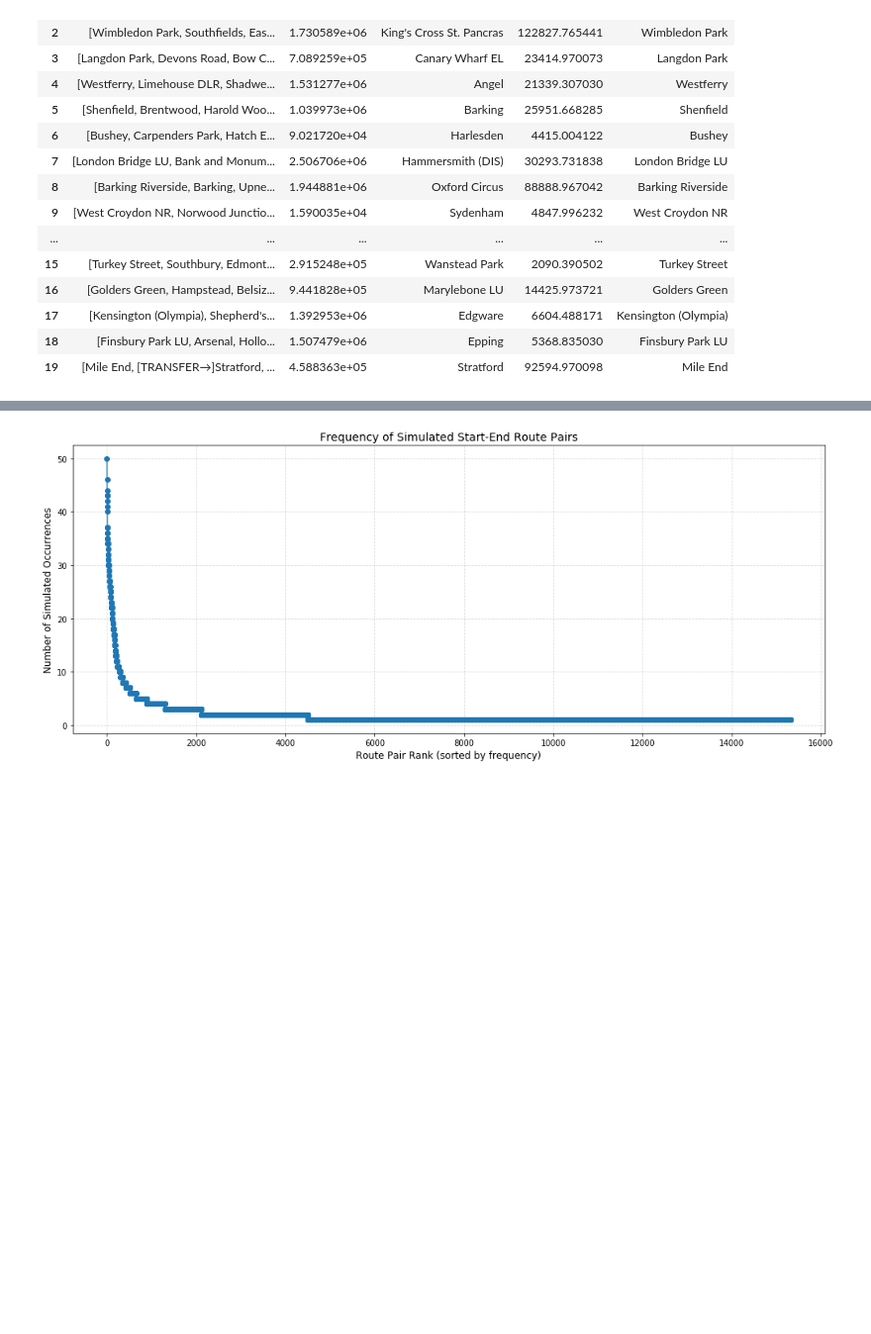
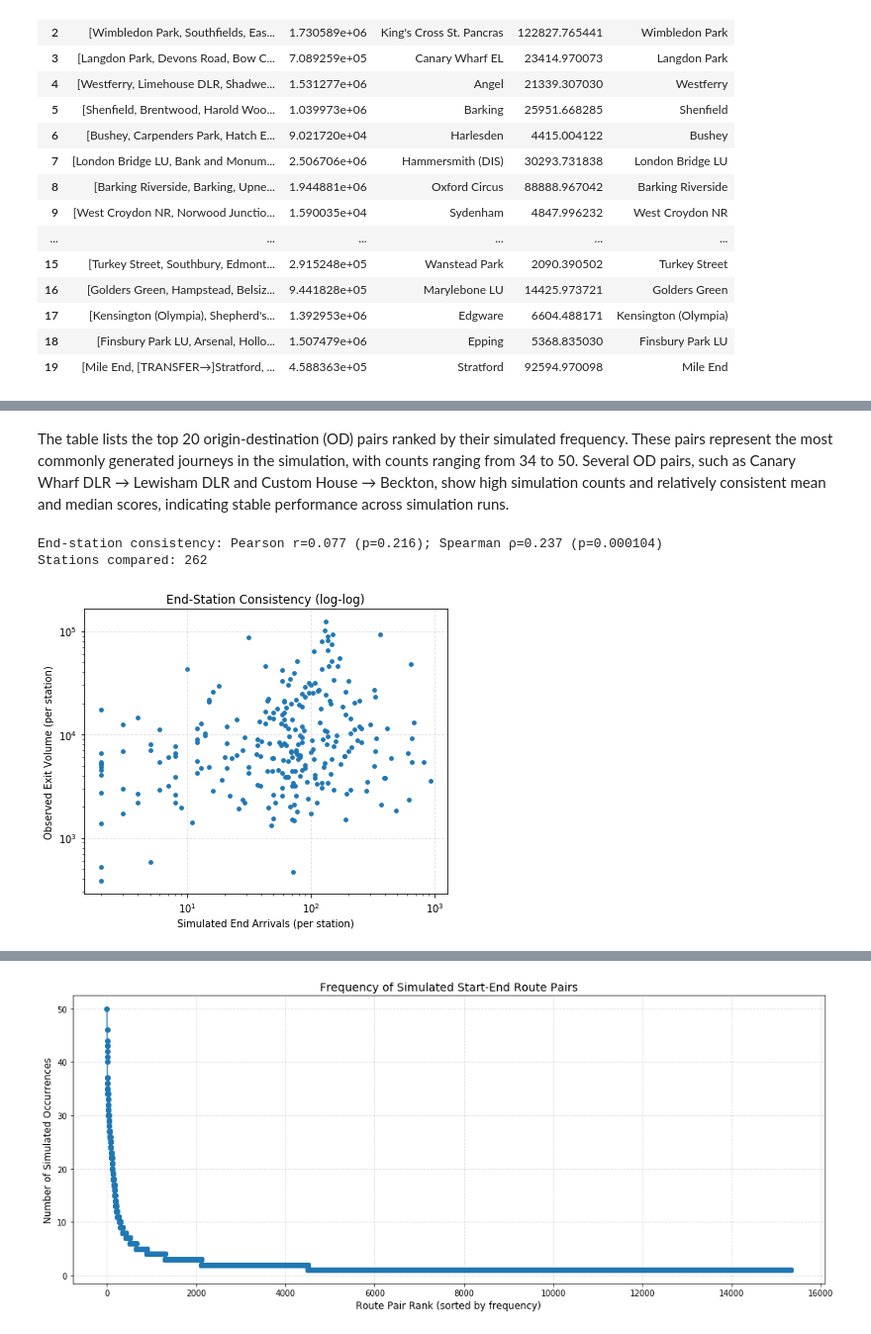
Before and after one commit to Weicher233/Capstone, a Jupyter notebook: Monte_Carlo_P-median_withnotes2.0.ipynb, the cells around one changed output, grey strips where cells are left out. Shown: that part at 99% size. Cells and saved outputs as stored; diff of their text form; code cells hidden in the pictures; blank space fills up the shorter version.

```diff
--- a/Monte_Carlo_P-median_withnotes2.0.ipynb
+++ b/Monte_Carlo_P-median_withnotes2.0.ipynb
@@ -309,0 +401,38 @@ display(df_result.head(20))
+# %% [markdown]
+The table lists the top 20 origin-destination (OD) pairs ranked by their simulated frequency. These pairs represent the most commonly generated journeys in the simulation, with counts ranging from 34 to 50. Several OD pairs, such as Canary Wharf DLR → Lewisham DLR and Custom House → Beckton, show high simulation counts and relatively consistent mean and median scores, indicating stable performance across simulation runs.
+# %%
+def evaluate_end_station_consistency(df_result, df_exits, min_count=1, log_plot=True):
+
+    end_counts = (df_result["End"]
+                  .dropna()
+                  .value_counts()
+                  .rename_axis("Station")
+                  .reset_index(name="sim_end_count"))
+    merged = end_counts.merge(df_exits[["Station","Total"]], on="Station", how="left")
+    merged["Total"] = merged["Total"].fillna(0)
+
+    merged = merged[merged["sim_end_count"] >= min_count].copy()
+
+    r_p, p_p = pearsonr(merged["sim_end_count"], merged["Total"])
+    r_s, p_s = spearmanr(merged["sim_end_count"], merged["Total"])
+    print(f"End-station consistency: Pearson r={r_p:.3f} (p={p_p:.3g}); Spearman ρ={r_s:.3f} (p={p_s:.3g})")
+    print(f"Stations compared: {len(merged)}")
+
+    plt.figure(figsize=(6,5))
+    plt.scatter(merged["sim_end_count"], merged["Total"], s=14)
+    plt.xlabel("Simulated End Arrivals (per station)")
+    plt.ylabel("Observed Exit Volume (per station)")
+    plt.title("End-Station Consistency: Simulation vs. Observed Exits")
+    if log_plot:
+        plt.xscale("log"); plt.yscale("log")
+        plt.title("End-Station Consistency (log-log)")
+    plt.grid(True, linestyle='--', alpha=0.4)
+    plt.tight_layout(); plt.show()
+
+    return merged
+
+station_eval_end = evaluate_end_station_consistency(df_result, df_exits, min_count=2, log_plot=True)
+# %% [output]
+End-station consistency: Pearson r=0.077 (p=0.216); Spearman ρ=0.237 (p=0.000104)
+Stations compared: 262
+[figure, added]
```
Also changed, not shown: parts of 34 cells of this notebook.
